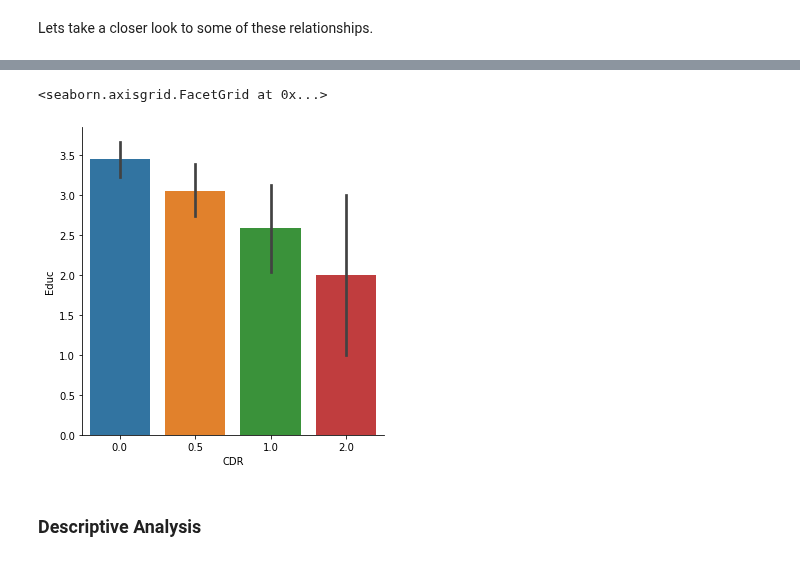
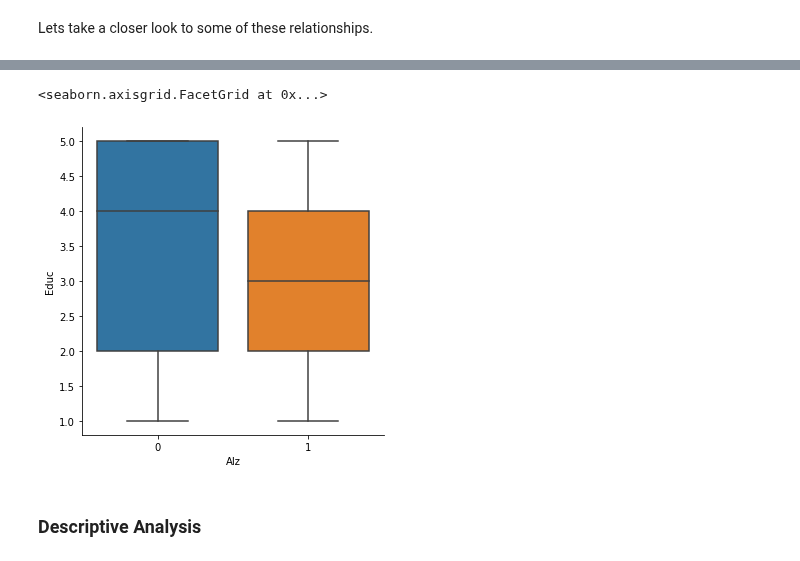
Before and after one commit to Gauss-x/Alzheimer-s-Analysis, a Jupyter notebook: cross-sectional.ipynb, the cells around one changed output, grey strips where cells are left out. Saved outputs shown, nothing was run; the diff lists cells and outputs as text; code cells hidden in the pictures.

```diff
--- a/cross-sectional.ipynb
+++ b/cross-sectional.ipynb
@@ -416,8 +438,8 @@ display(g6)
 # %%
-sns.catplot(data=df_cross,x = 'CDR', y = 'Educ', kind = 'bar')
+sns.catplot(data=df_cross,x = 'Alz',y = 'Educ', kind='box')
 # %% [output]
 <seaborn.axisgrid.FacetGrid at 0x...>
-[figure, old version]
+[figure, new version]
 # %% [markdown]
 ### Descriptive Analysis
 # %%
```
Also changed, not shown: parts of 15 cells of this notebook.
